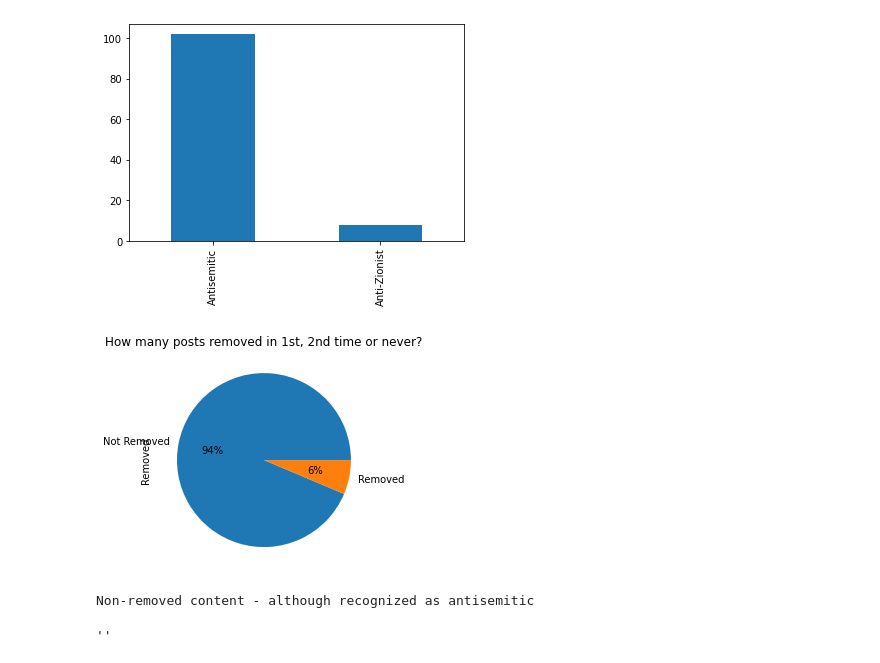
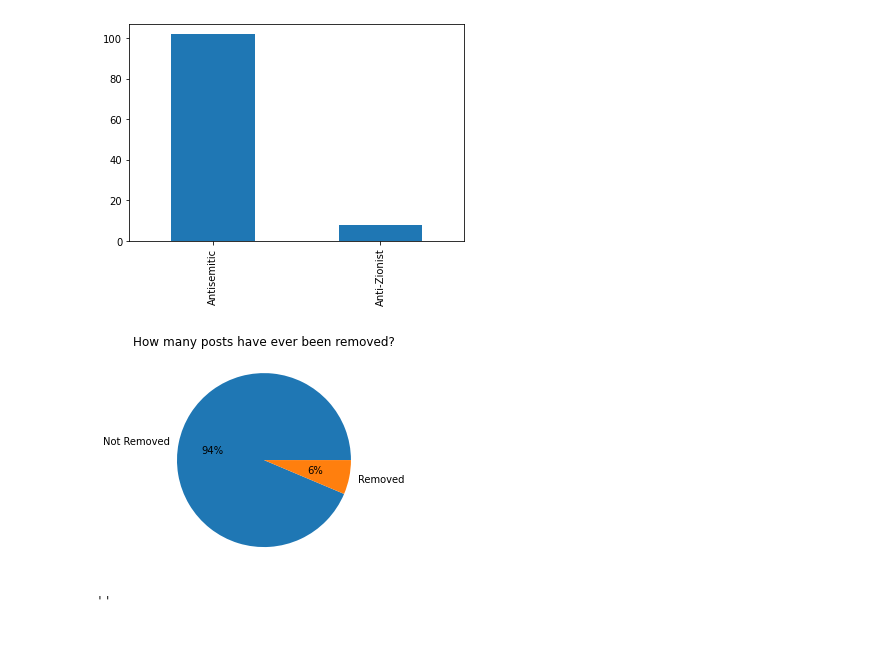
Before and after one commit to zackb124/Data-analysis-project-FOA, a Jupyter notebook: report for social platforms/report for social platforms individually.ipynb, the cells around one changed output. Drawn from its saved outputs; the diff is of its cells as text; code cells hidden in the pictures.

```diff
--- a/report for social platforms/report for social platforms individually.ipynb
+++ b/report for social platforms/report for social platforms individually.ipynb
@@ -75,26 +75,24 @@ plt.savefig("post_count_by_category_plot_specific.png",dpi='figure',
 # %%
 #Cheking the percentage of posts removing in general view
 
 status = df_selection["Removed"]
 
 general_removal_view = status.value_counts() #get general info about the removal process of platforms
 
-removal_posts_statistics_plot = general_removal_view.plot(kind = "pie" , autopct='%1.0f%%', title = "How many posts removed in 1st, 2nd time or never?")
+removal_posts_statistics_plot = general_removal_view.plot(kind = "pie" , autopct='%1.0f%%', title = "How many posts have ever been removed?")
 
+removal_posts_statistics_plot.get_yaxis().set_visible(False)
 
 plt.savefig("removal_posts_statistics_plot.png",dpi='figure',
         bbox_inches= 'tight', pad_inches=0.1,
         facecolor='auto', edgecolor='auto',
         backend=None)
 # %% [output]
-[figure, old version]
+[figure, new version]
 # %%
 #תכנים שלא הוסרו למרות שקוטלגו כאנטישמיים לפי רשת
 
 outpot_category_removal_stats= df_selection.groupby(['Removed', 'Category'])['Category'].count().unstack('Category').fillna(0).astype(int).reindex(index = ['Removed', 'Not Removed'])
 outpot_category_removal_stats = outpot_category_removal_stats.astype("int")
-print ("Non-removed content - although recognized as antisemitic")
 
 dfi.export(outpot_category_removal_stats,"outpot_category_removal_stats.png")
-# %% [output]
-Non-removed content - although recognized as antisemitic
```
Also changed, not shown: parts of 2 cells of this notebook, 13 other files.
